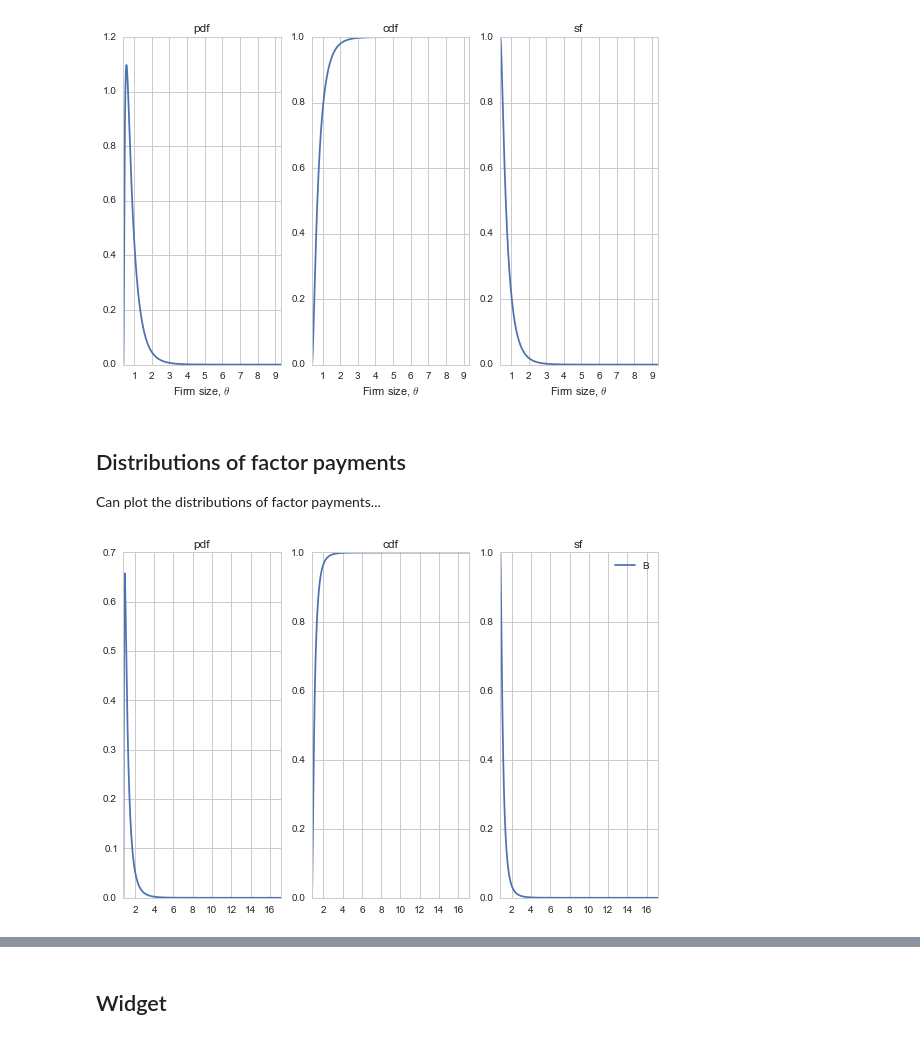
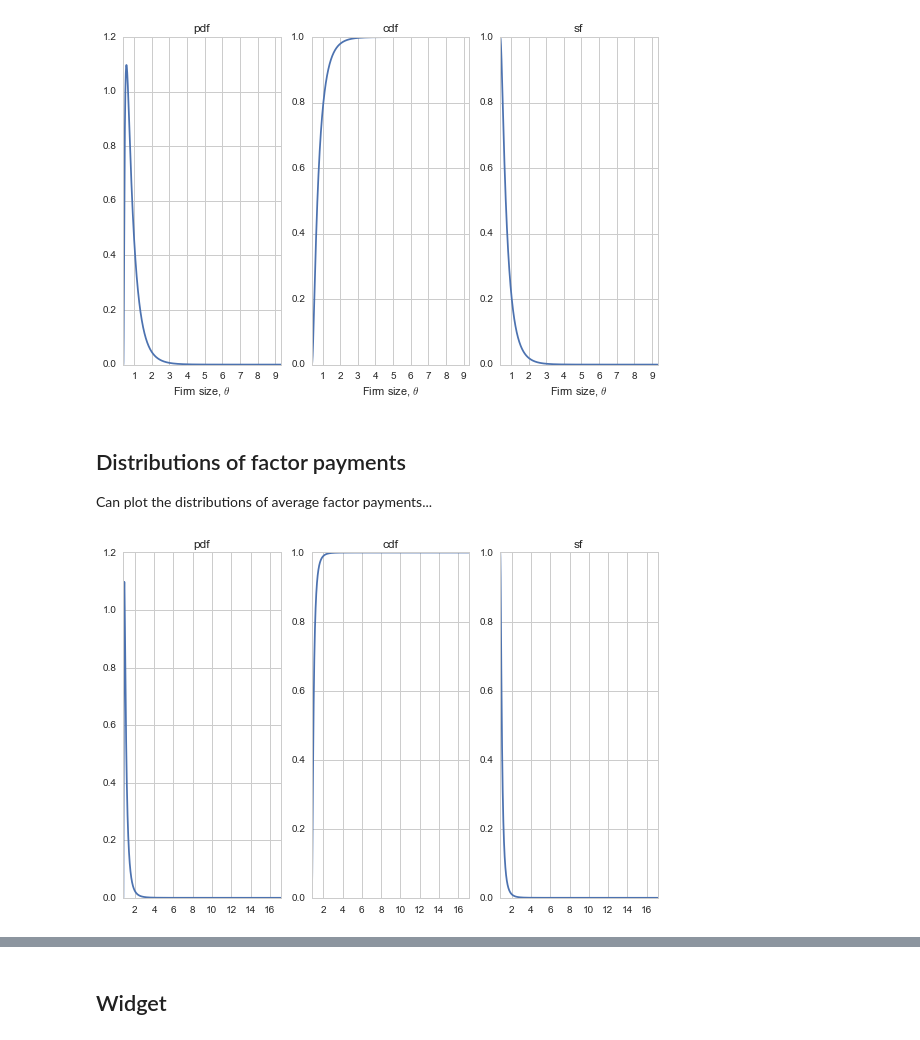
Before and after one commit to davidrpugh/assortative-matching, a Jupyter notebook: examples/positive-assortative-matching.ipynb, the cells around one changed output, grey strips where cells are left out. Cells and saved outputs as stored; diff of their text form; code cells hidden in the pictures.

Commit message:
Refactored properties for computing distributions into a couple of methods.

```diff
--- a/examples/positive-assortative-matching.ipynb
+++ b/examples/positive-assortative-matching.ipynb
@@ -239,22 +242,24 @@ plt.show()
 # %% [markdown]
 ## Distributions of factor payments
 
-Can plot the distributions of factor payments...
+Can plot the distributions of average factor payments...
 # %%
 fig, axes = plt.subplots(1, 3)
-
-viz.factor_payment_1_pdf.plot(ax=axes[0])
+factor_payment_1_pdf = viz.compute_pdf('factor_payment_1')
+factor_payment_1_pdf.plot(ax=axes[0])
 axes[0].set_title(r'pdf')
 
-viz.factor_payment_1_cdf.plot(ax=axes[1])
+factor_payment_1_cdf = viz.compute_cdf(factor_payment_1_pdf)
+factor_payment_1_cdf.plot(ax=axes[1])
 axes[1].set_title(r'cdf')
 
-viz.factor_payment_1_sf.plot(ax=axes[2], label="B")
+factor_payment_1_sf = viz.compute_sf(factor_payment_1_cdf)
+factor_payment_1_sf.plot(ax=axes[2])
 axes[2].set_title(r'sf')
-axes[2].legend(loc='best', frameon=False)
+
 plt.tight_layout()
 plt.show()
 # %% [output]
-[figure, old version]
+[figure, new version]
 # %%
 fig, axes = plt.subplots(1, 3)
```
Also changed, not shown: parts of 2 cells of this notebook, 1 other file.
